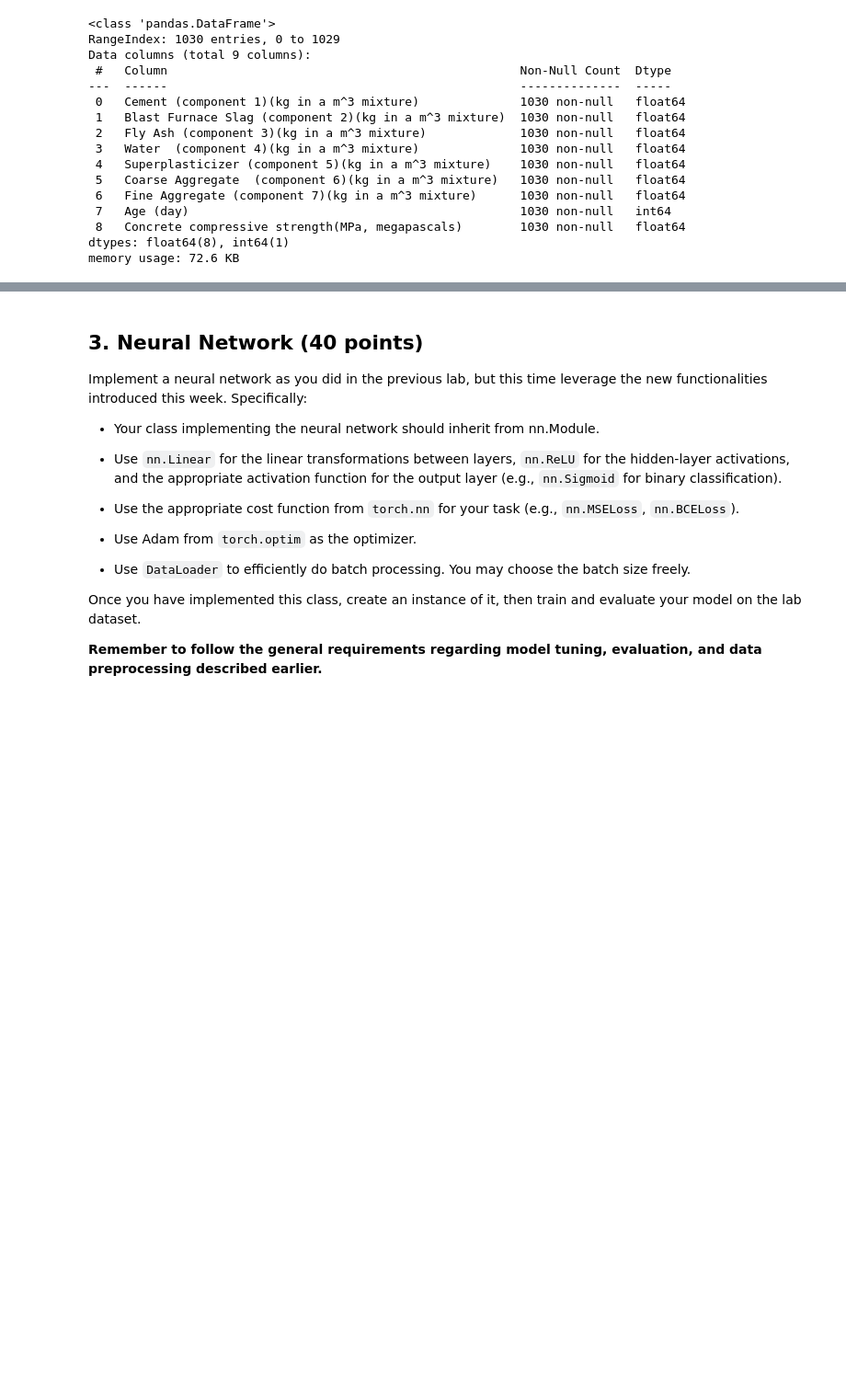
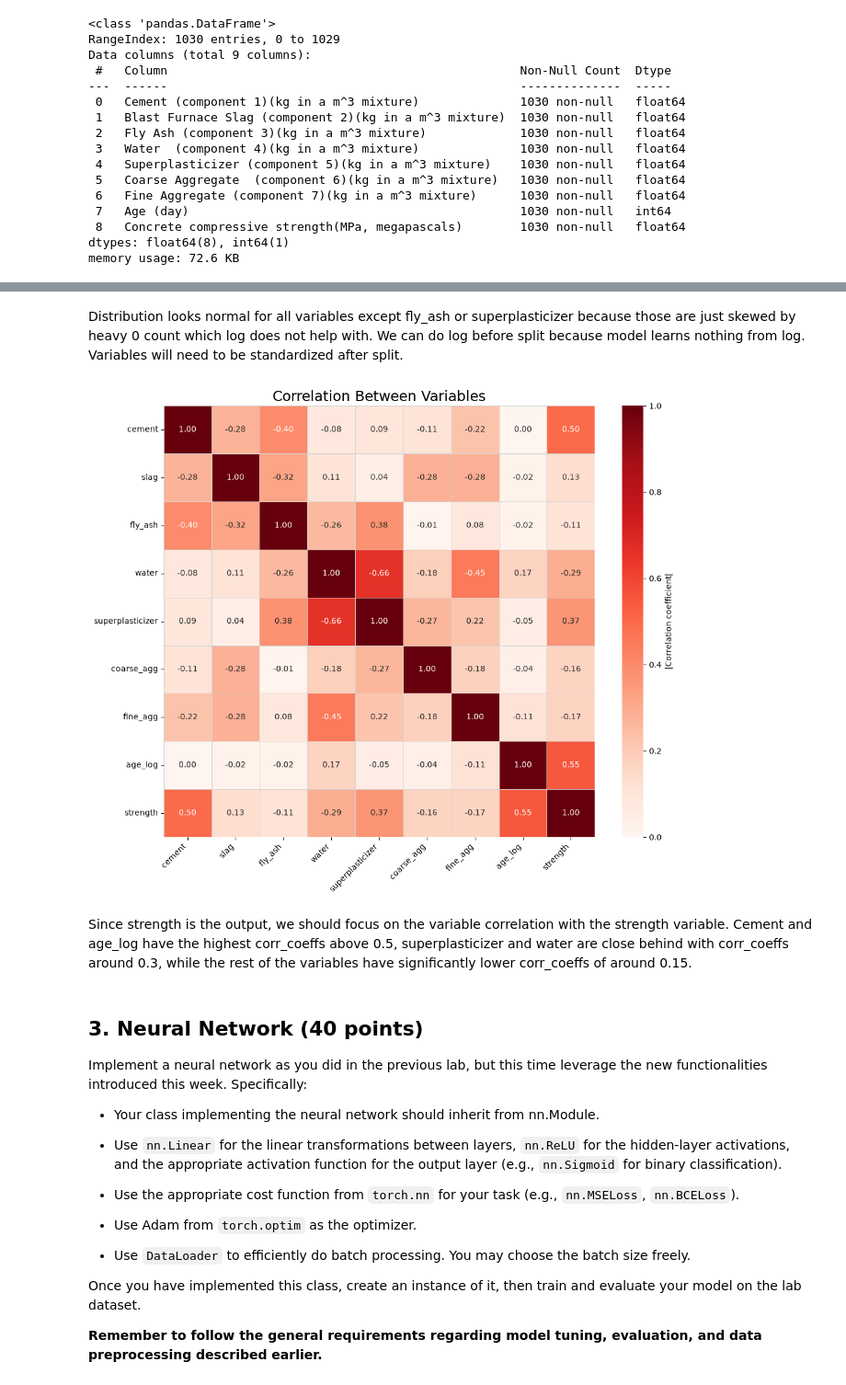
Before and after one commit to MaxGuryan9/Neural-Networks-Real-Data-DS4021, a Jupyter notebook: 05-neural-networks-real-data.ipynb, the cells around one changed output, grey strips where cells are left out. Shown at 92% size. Cells and saved outputs as stored; diff of their text form; code cells hidden in the pictures; blank space fills up the shorter version.

```diff
--- a/05-neural-networks-real-data.ipynb
+++ b/05-neural-networks-real-data.ipynb
@@ -111,3 +181,22 @@ memory usage: 72.6 KB
+# %% [markdown]
+Distribution looks normal for all variables except fly_ash or superplasticizer because those are just skewed by heavy 0 count which log does not help with. We can do log before split because model learns nothing from log. Variables will need to be standardized after split.
+# %%
+corr = df_clean_log.corr()
+labels = [c.split("(")[0].strip() for c in corr.columns]  # shorten long names
+
+fig, ax = plt.subplots(figsize=(11, 9))
+sns.heatmap(corr.abs(), annot=corr, fmt=".2f", cmap="Reds", vmin=0, vmax=1,
+            square=True, linewidths=0.5, linecolor="lightgray",
+            xticklabels=labels, yticklabels=labels,
+            cbar_kws={"label": "|Correlation coefficient|"}, ax=ax)
+ax.set_title("Correlation Between Variables", fontsize=18)
+plt.xticks(rotation=45, ha="right")
+fig.tight_layout()
+plt.show()
+# %% [output]
+[figure, added]
+# %% [markdown]
+Since strength is the output, we should focus on the variable correlation with the strength variable. Cement and age_log have the highest corr_coeffs above 0.5, superplasticizer and water are close behind with corr_coeffs around 0.3, while the rest of the variables have significantly lower corr_coeffs of around 0.15.
 # %% [markdown]
 ## 3. Neural Network (40 points)
 
```
Also changed, not shown: parts of 9 cells of this notebook.
